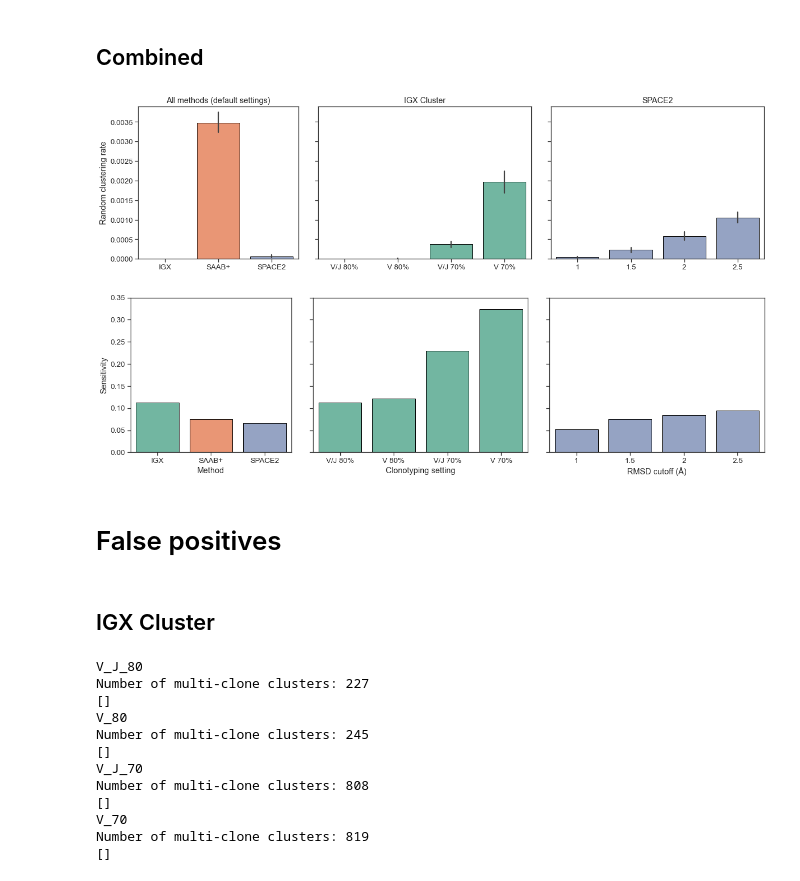
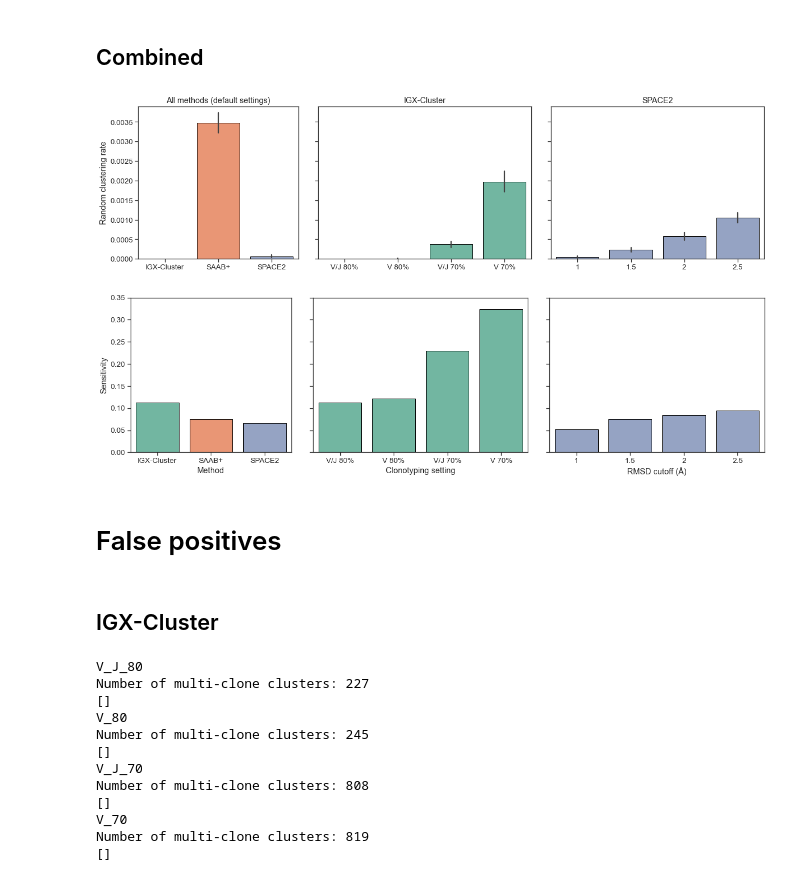
Before and after one commit to kathiwaury/clustering-comparison, a Jupyter notebook: code/07_sensitivity_specificity_analysis.ipynb, the cells around one changed output. Drawn from its saved outputs; the diff is of its cells as text; code cells hidden in the pictures.

```diff
--- a/code/07_sensitivity_specificity_analysis.ipynb
+++ b/code/07_sensitivity_specificity_analysis.ipynb
@@ -248,7 +248,7 @@ cluster_rate_space2 = pd.read_csv(os.path.dirname(os.getcwd()) +
 cluster_rate_saabplus = pd.read_csv(os.path.dirname(os.getcwd()) +
     "/data/Random_clustering_rates/Random_clustering_rates_SAABplus.csv")
 # %%
-cluster_rate_igx["Method"] = "IGX"
+cluster_rate_igx["Method"] = "IGX-Cluster"
 cluster_rate_space2["Method"] = "SPACE2"
 cluster_rate_saabplus["Method"] = "SAAB+"
 
@@ -313,28 +313,28 @@ clustered_default = cluster_comparison_default[["IGX_clustered", "SAABplus_clust
 # %%
 sns.set(style=("ticks"), font_scale=1.2, palette="Set2")
 fig, ax = plt.subplots(1, 3, figsize=(20,5), width_ratios=[3, 4, 4], sharey=True)
 plt.subplots_adjust(wspace=0.1)
 
 sns.barplot(data=cluster_rates, x="Method", y="Clustering_rate", palette="Set2", edgecolor="k", ax=ax[0])
 ax[0].set(title="All methods (default settings)", xlabel=None, ylabel="Random clustering rate", ylim=(0,0.0039))
 
 sns.barplot(data=cluster_rates_igx, x="Setting", y="Clustering_rate", color=pal[0], edgecolor="k", ax=ax[1])
-ax[1].set(title="IGX Cluster", xlabel=None, ylabel=None, ylim=(0,0.0039))
+ax[1].set(title="IGX-Cluster", xlabel=None, ylabel=None, ylim=(0,0.0039))
 ax[1].set_xticks(ticks=[0,1,2,3], labels=["V/J 80%", "V 80%", "V/J 70%", "V 70%"])
 
 sns.barplot(data=cluster_rates_space2, x="Cutoff", y="Clustering_rate", color=pal[2], edgecolor="k", ax=ax[2])
 ax[2].set(title="SPACE2", xlabel=None, ylabel=None, ylim=(0,0.0039))
 
 plt.savefig(os.path.dirname(os.getcwd()) + "/figs/Random_clustering_rate.png", dpi=300,
     transparent=True, bbox_inches="tight")
 # %% [output]
-[figure, old version]
+[figure, new version]
 # %%
 sns.set(style=("ticks"), font_scale=1.2, palette="Set2")
 fig, ax = plt.subplots(1, 3, figsize=(20,5), width_ratios=[3, 4, 4], sharey=True)
 plt.subplots_adjust(wspace=0.11)
 
-sns.barplot(x=["IGX", "SAAB+", "SPACE2"], y=clustered_default.sum(axis=0).values / len(cluster_comparison_default),
+sns.barplot(x=["IGX-Cluster", "SAAB+", "SPACE2"], y=clustered_default.sum(axis=0).values / len(cluster_comparison_default),
     palette="Set2", edgecolor="k", ax=ax[0])
 ax[0].set(xlabel="Method", ylabel="Sensitivity", ylim=(0,0.35))
 
@@ -350,7 +350,7 @@ ax[2].set(xlabel="RMSD cutoff (Å)", ylim=(0,0.35))
 plt.savefig(os.path.dirname(os.getcwd()) + "/figs/Sensitivity.png", dpi=300,
     transparent=True, bbox_inches="tight")
 # %% [output]
-[figure, old version]
+[figure, new version]
 # %% [markdown]
 # False positives
 # %%
@@ -361,7 +361,7 @@ for i in range(12):
     antibody_cluster_epitope_ids = set(antibody_pairs_cluster["Epitope_ID_A"]).union(set(antibody_pairs_cluster["Epitope_ID_B"]))
     cluster_dict[i] = antibody_cluster_epitope_ids
 # %% [markdown]
-## IGX Cluster
+## IGX-Cluster
 # %%
 # check for false positive pairs across different IGX clonotyping settings
 for i, setting in enumerate(igx_dict.keys()):
```
Also changed, not shown: parts of 4 cells of this notebook, 9 other files.
